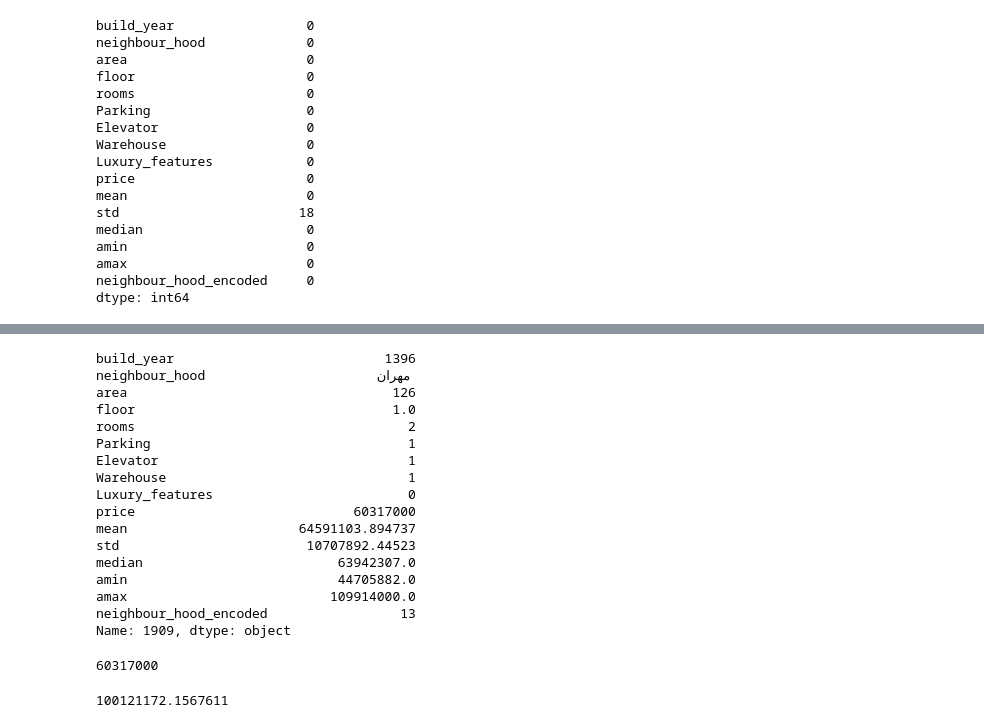
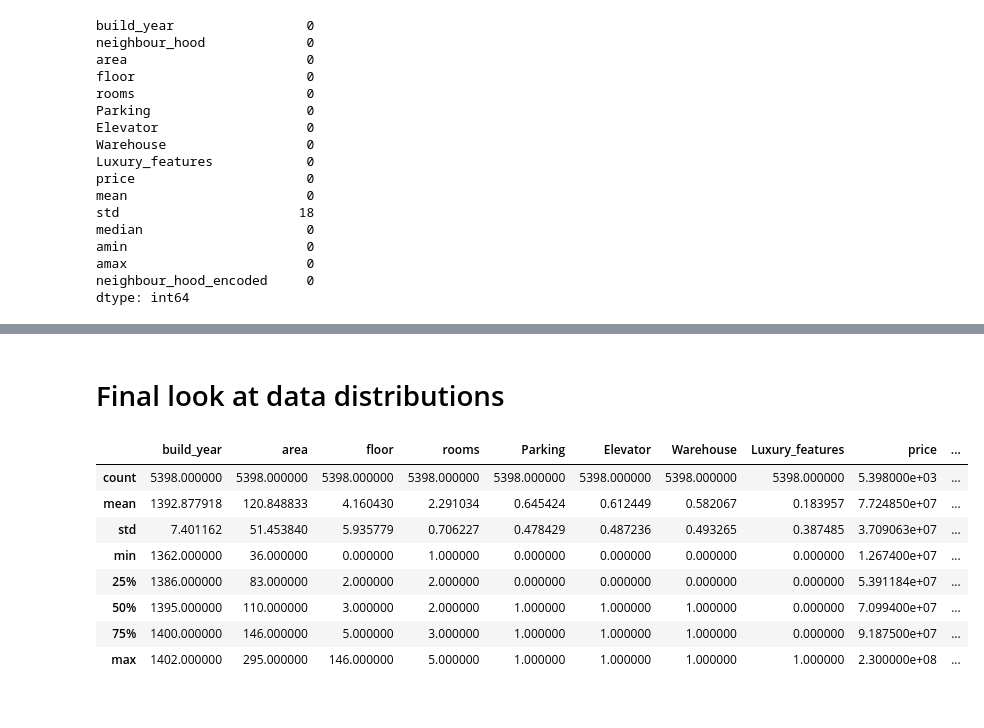
Before and after one commit to Tehran-house-price-prediction/house_price_crawling, a Jupyter notebook: Model.ipynb, the cells around one changed output, grey strips where cells are left out. Drawn from its saved outputs; the diff is of its cells as text; code cells hidden in the pictures.

```diff
--- a/Model.ipynb
+++ b/Model.ipynb
@@ -301,28 +142,0 @@ np.max(np.abs(y_pred - y_test))
-# %%
-test.iloc[1909]
-# %% [output]
-build_year                           1396
-neighbour_hood                      مهران
-area                                  126
-floor                                 1.0
-rooms                                   2
-Parking                                 1
-Elevator                                1
-Warehouse                               1
-Luxury_features                         0
-price                            60317000
-mean                      64591103.894737
-std                        10707892.44523
-median                         63942307.0
-amin                           44705882.0
-amax                          109914000.0
-neighbour_hood_encoded                 13
-Name: 1909, dtype: object
-# %%
-y_test.loc[1909]
-# %% [output]
-60317000
-# %%
-y_pred[1909]
-# %% [output]
-100121172.1567611
@@ -328,0 +145,14 @@ y_pred[1909]
+# %% [markdown]
+# Final look at data distributions
+# %%
+test.drop([ "neighbour_hood"] , axis=1).describe()
+# %% [output]
+|  | build_year | area | floor | rooms | Parking | Elevator | Warehouse | Luxury_features | price | ... |
+| count | 5398.000000 | 5398.000000 | 5398.000000 | 5398.000000 | 5398.000000 | 5398.000000 | 5398.000000 | 5398.000000 | 5.398000e+03 | ... |
+| mean | 1392.877918 | 120.848833 | 4.160430 | 2.291034 | 0.645424 | 0.612449 | 0.582067 | 0.183957 | 7.724850e+07 | ... |
+| std | 7.401162 | 51.453840 | 5.935779 | 0.706227 | 0.478429 | 0.487236 | 0.493265 | 0.387485 | 3.709063e+07 | ... |
+| min | 1362.000000 | 36.000000 | 0.000000 | 1.000000 | 0.000000 | 0.000000 | 0.000000 | 0.000000 | 1.267400e+07 | ... |
+| 25% | 1386.000000 | 83.000000 | 2.000000 | 2.000000 | 0.000000 | 0.000000 | 0.000000 | 0.000000 | 5.391184e+07 | ... |
+| 50% | 1395.000000 | 110.000000 | 3.000000 | 2.000000 | 1.000000 | 1.000000 | 1.000000 | 0.000000 | 7.099400e+07 | ... |
+| 75% | 1400.000000 | 146.000000 | 5.000000 | 3.000000 | 1.000000 | 1.000000 | 1.000000 | 0.000000 | 9.187500e+07 | ... |
+| max | 1402.000000 | 295.000000 | 146.000000 | 5.000000 | 1.000000 | 1.000000 | 1.000000 | 1.000000 | 2.300000e+08 | ... |
```
Also changed, not shown: parts of 66 cells of this notebook.
